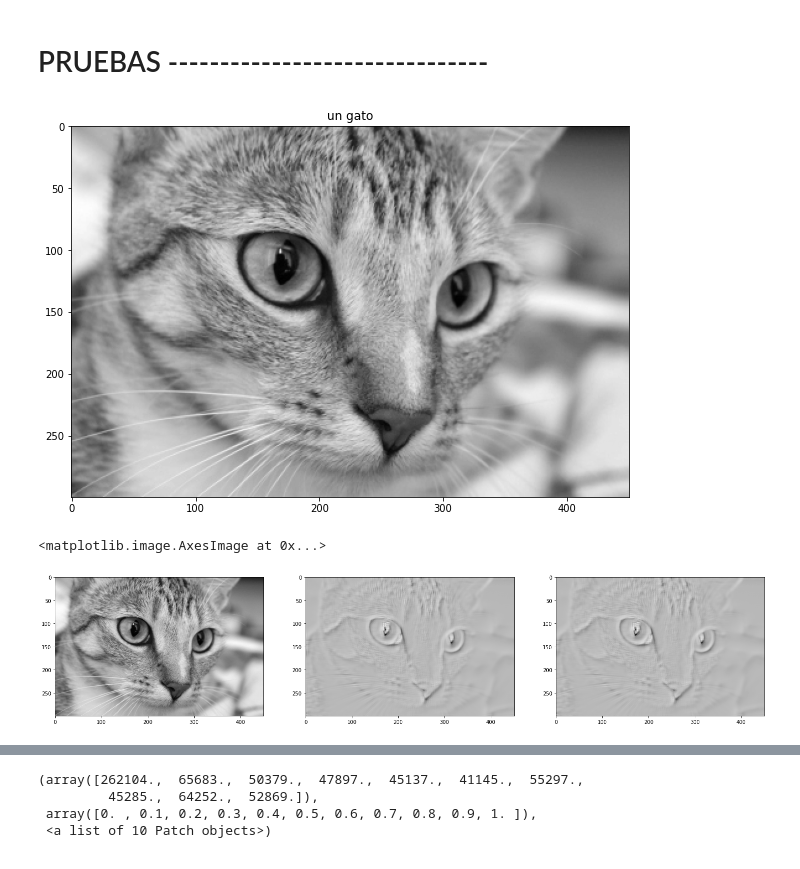
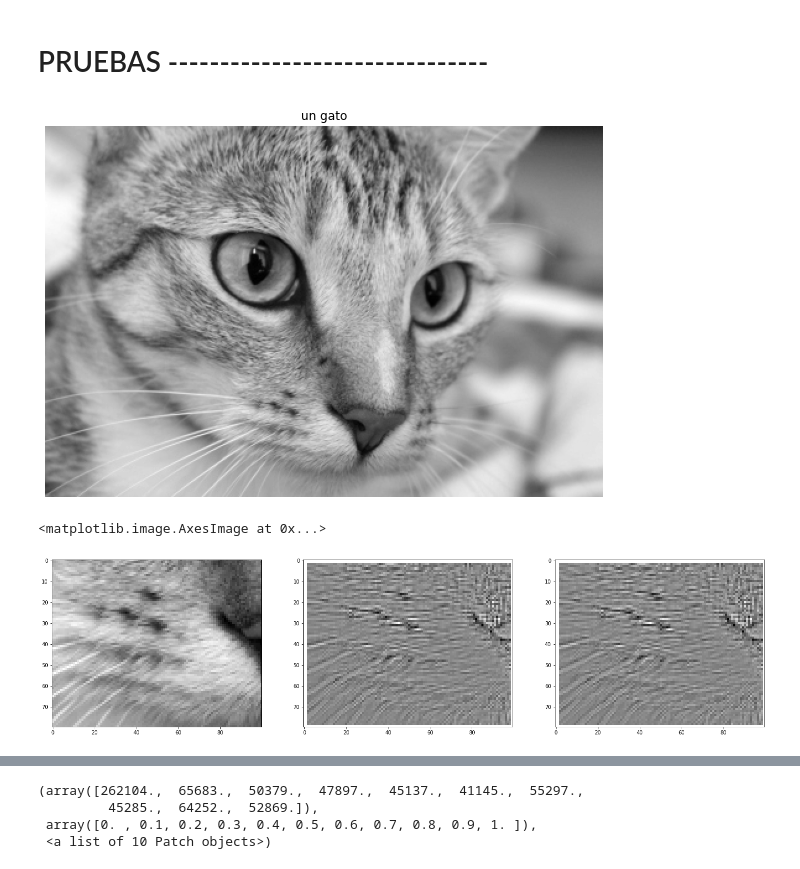
Before and after one commit to ErickMM98/covid-ct-network-analysis, a Jupyter notebook: covid_mfdfa.ipynb, the cells around one changed output, grey strips where cells are left out. Drawn from its saved outputs; the diff is of its cells as text; code cells hidden in the pictures.

```diff
--- a/covid_mfdfa.ipynb
+++ b/covid_mfdfa.ipynb
@@ -642,40 +660,40 @@ fig, ax = plt.subplots()
 fig.set_size_inches([10,10])
 ax.imshow(cat, cmap = 'gray')
 ax.set_title("un gato")
-#ax.axis(False)
+ax.axis(False)
 
 pass
 # %% [output]
-[figure, old version]
+[figure, new version]
 # %%
-foo_cat = cat#[ 200:280 , 150:250]
+foo_cat = cat[ 200:280 , 150:250]
 N, M = foo_cat.shape
-w = 5
+w = 2
 n , m = N,M
 final_img_q10 = np.zeros( (n,m) )
 final_img_2 = np.zeros( (n,m) )
 for i in tqdm(range(N)[0:n]):
   for j in range(M)[0:m]:
     min_x = max( [i - w , 0] )
     max_x = min( [i + w , N] )
     min_y = max( [j - w , 0] )
     max_y = min( [j + w , M] )
     #fig, ax = plt.subplots()
     #ax.imshow(foo_cat[ min_x:max_x , min_y:max_y])
 
     h_10 = get_h_q_mfdfa(foo_cat[ min_x:max_x , min_y:max_y],min_s=2, max_s=4,q=-10)
     h_2 = get_h_q_mfdfa(foo_cat[ min_x:max_x , min_y:max_y],min_s=2, max_s=4,q=2)
     final_img_q10[i,j] = h_10
     final_img_2[i,j] = h_2
     #ax.set_title("i = {}, j = {}".format(i,j))
 
 fig, axes = plt.subplots(1,3)
 fig.set_size_inches([25,25])
 ax = axes.ravel()
 ax[0].imshow(foo_cat,cmap ='gray')
 ax[1].imshow(final_img_q10, cmap ='gray')
 ax[2].imshow(final_img_2, cmap ='gray')
 #ax.set_title("ALL")
 # %% [output]
 <matplotlib.image.AxesImage at 0x...>
-[figure, old version]
+[figure, new version]
```
Also changed, not shown: parts of 23 cells of this notebook.
